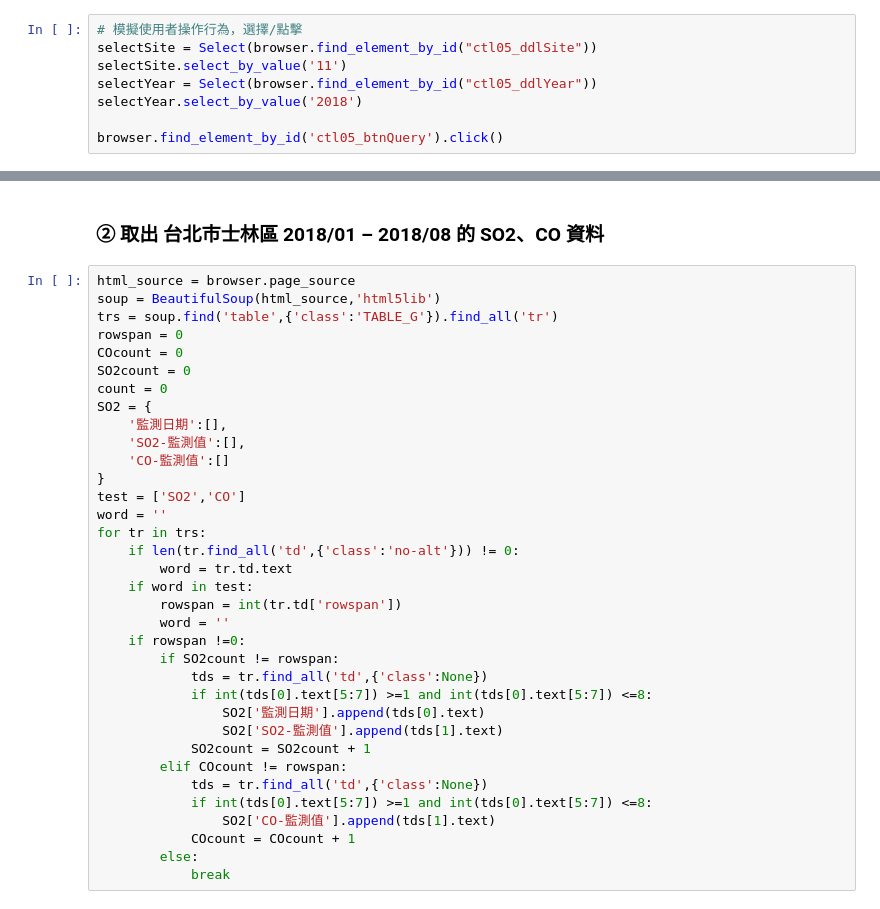
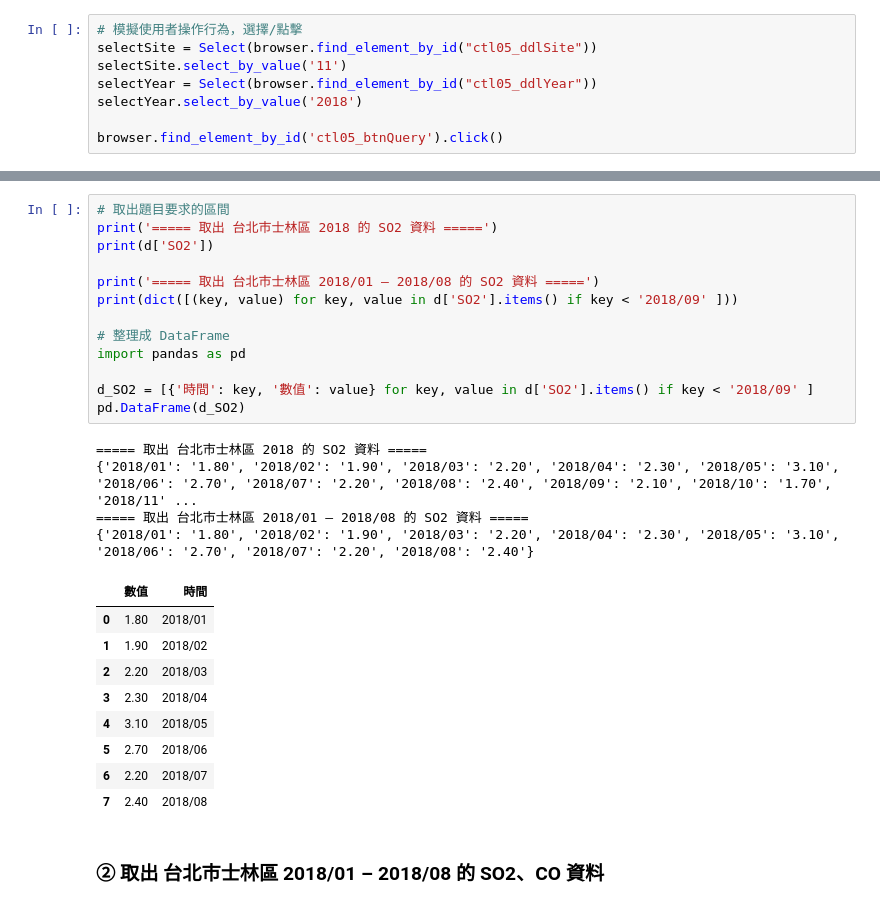
Before and after one commit to henryho2012/1st-PyCrawlerMarathon, a Jupyter notebook: homework/Day022_HW.ipynb, the cells around one changed output, grey strips where cells are left out. Drawn from its saved outputs; the diff is of its cells as text.

```diff
--- a/homework/Day022_HW.ipynb
+++ b/homework/Day022_HW.ipynb
@@ -66,37 +87,29 @@ pd.DataFrame(SO2)
+# %%
+# 取出題目要求的區間
+print('===== 取出 台北市士林區 2018 的 SO2 資料 =====')
+print(d['SO2'])
+
+print('===== 取出 台北市士林區 2018/01 – 2018/08 的 SO2 資料 =====')
+print(dict([(key, value) for key, value in d['SO2'].items() if key < '2018/09' ]))
+
+# 整理成 DataFrame
+import pandas as pd
+
+d_SO2 = [{'時間': key, '數值': value} for key, value in d['SO2'].items() if key < '2018/09' ]
+pd.DataFrame(d_SO2)
+# %% [output]
+===== 取出 台北市士林區 2018 的 SO2 資料 =====
+{'2018/01': '1.80', '2018/02': '1.90', '2018/03': '2.20', '2018/04': '2.30', '2018/05': '3.10', '2018/06': '2.70', '2018/07': '2.20', '2018/08': '2.40', '2018/09': '2.10', '2018/10': '1.70', '2018/11' ...
+===== 取出 台北市士林區 2018/01 – 2018/08 的 SO2 資料 =====
+{'2018/01': '1.80', '2018/02': '1.90', '2018/03': '2.20', '2018/04': '2.30', '2018/05': '3.10', '2018/06': '2.70', '2018/07': '2.20', '2018/08': '2.40'}
+|  | 數值 | 時間 |
+| 0 | 1.80 | 2018/01 |
+| 1 | 1.90 | 2018/02 |
+| 2 | 2.20 | 2018/03 |
+| 3 | 2.30 | 2018/04 |
+| 4 | 3.10 | 2018/05 |
+| 5 | 2.70 | 2018/06 |
+| 6 | 2.20 | 2018/07 |
+| 7 | 2.40 | 2018/08 |
 # %% [markdown]
 ### ② 取出 台北市士林區 2018/01 – 2018/08 的 SO2、CO 資料
-# %%
-html_source = browser.page_source
-soup = BeautifulSoup(html_source,'html5lib')
-trs = soup.find('table',{'class':'TABLE_G'}).find_all('tr')
-rowspan = 0
-COcount = 0
-SO2count = 0
-count = 0
-SO2 = {
-    '監測日期':[],
-    'SO2-監測值':[],
-    'CO-監測值':[]
-}
-test = ['SO2','CO']
-word = ''
-for tr in trs:
-    if len(tr.find_all('td',{'class':'no-alt'})) != 0:
-        word = tr.td.text
-    if word in test:
-        rowspan = int(tr.td['rowspan'])
-        word = ''
-    if rowspan !=0:
-        if SO2count != rowspan:
-            tds = tr.find_all('td',{'class':None})
-            if int(tds[0].text[5:7]) >=1 and int(tds[0].text[5:7]) <=8:
-                SO2['監測日期'].append(tds[0].text)
-                SO2['SO2-監測值'].append(tds[1].text)
-            SO2count = SO2count + 1
-        elif COcount != rowspan:
-            tds = tr.find_all('td',{'class':None})
-            if int(tds[0].text[5:7]) >=1 and int(tds[0].text[5:7]) <=8:
-                SO2['CO-監測值'].append(tds[1].text)
-            COcount = COcount + 1
-        else:
-            break
```
Also changed, not shown: parts of 8 cells of this notebook.
